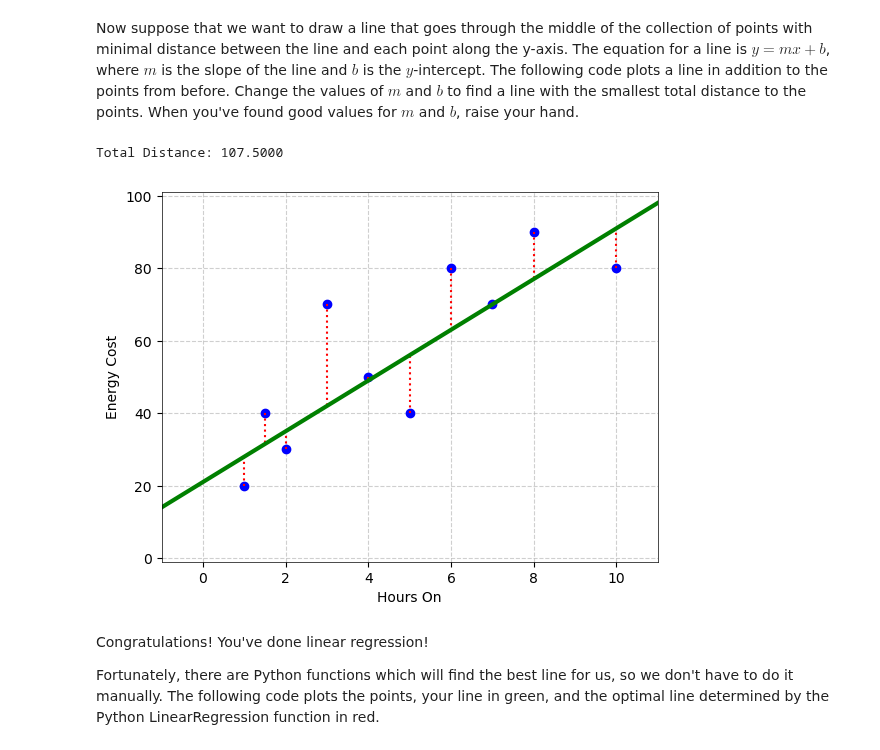
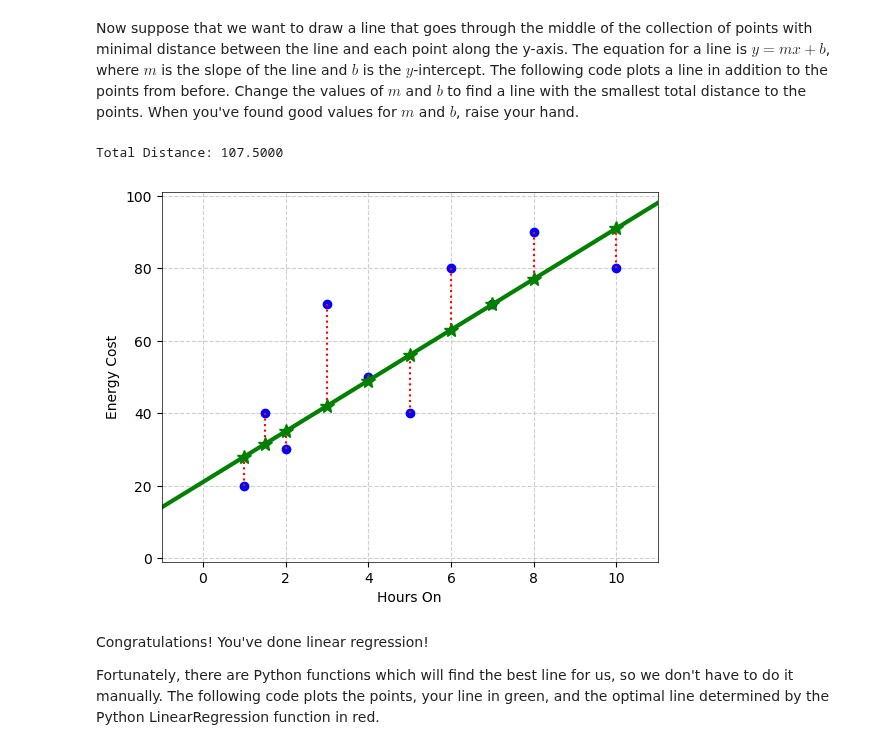
Before and after one commit to noise-lab/ml-networking, a Jupyter notebook: 1_Regression.ipynb, the cells around one changed output. Cells and saved outputs as stored; diff of their text form; code cells hidden in the pictures.

```diff
--- a/1_Regression.ipynb
+++ b/1_Regression.ipynb
@@ -34,36 +34,40 @@ plt.show()
 # %% [markdown]
 Now suppose that we want to draw a line that goes through the middle of the collection of points with minimal distance between the line and each point along the y-axis. The equation for a line is $y=mx+b$, where $m$ is the slope of the line and $b$ is the $y$-intercept. The following code plots a line in addition to the points from before. Change the values of $m$ and $b$ to find a line with the smallest total distance to the points. When you've found good values for $m$ and $b$, raise your hand.
 # %%
-#m = 2.95 # change
+#m = -2.95 # change
 #b = 29 # change
 m = 7
 b = 21
 
+
 # Calculate the distances from the line to the points
-points_x, points_y = points[:,0], points[:,1] # x and y values of the points
+
+# x and y values of the points
+points_x, points_y = points[:,0], points[:,1]
 
 # y values of the line at the x values of the points
 line_y = m * points_x + b
 
 # compute error
 distances = np.sqrt((points_y - line_y)**2)   # distances from y values of the points to y values of the line
 total_distance = np.sum(distances)            # sum of the distances
 print("Total Distance: {:.4f}".format(total_distance))
 
 # Plot the line and points
 plt.plot(points_x, points_y, '.', color='blue', markersize=12)
+plt.plot(points_x, line_y, '*', color='green', markersize=10)
 for px, py, ly in zip(points_x, points_y, line_y):
     plt.plot([px, px], [py, ly], ':', color='red', linewidth=1.5)
 plt.plot([-2, 12], np.array([-2,12])*m + b, '-', color='green', linewidth=3)
 plt.grid(linestyle='--', alpha=0.6)
 plt.xlim((-1, 11))
 plt.ylim((-1, 101))
 plt.xlabel('Hours On')
 plt.ylabel('Energy Cost')
 plt.show()
 # %% [output]
 Total Distance: 107.5000
-[figure, old version]
+[figure, new version]
 # %% [markdown]
 Congratulations! You've done linear regression!
 
```
Also changed, not shown: parts of 2 cells of this notebook, 3 other files.
